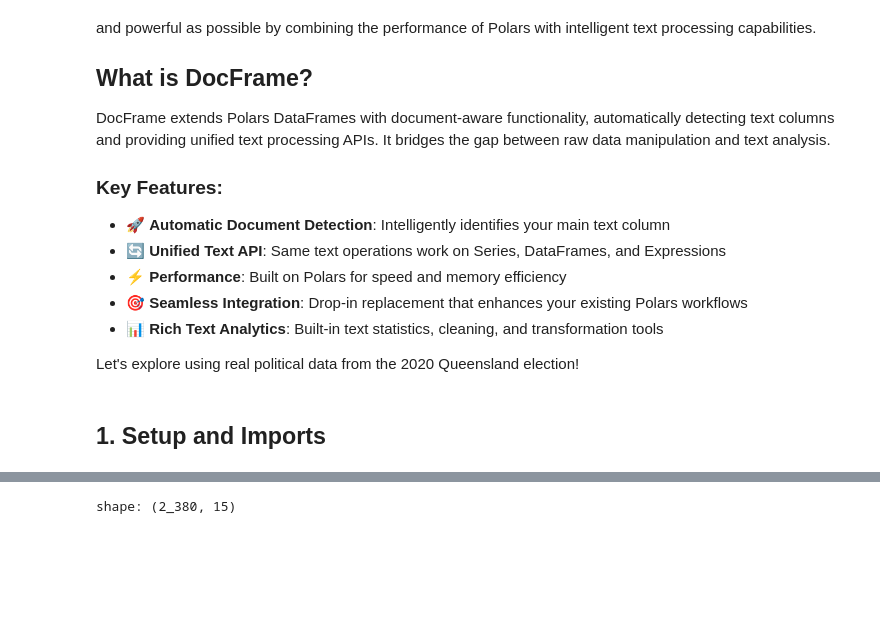
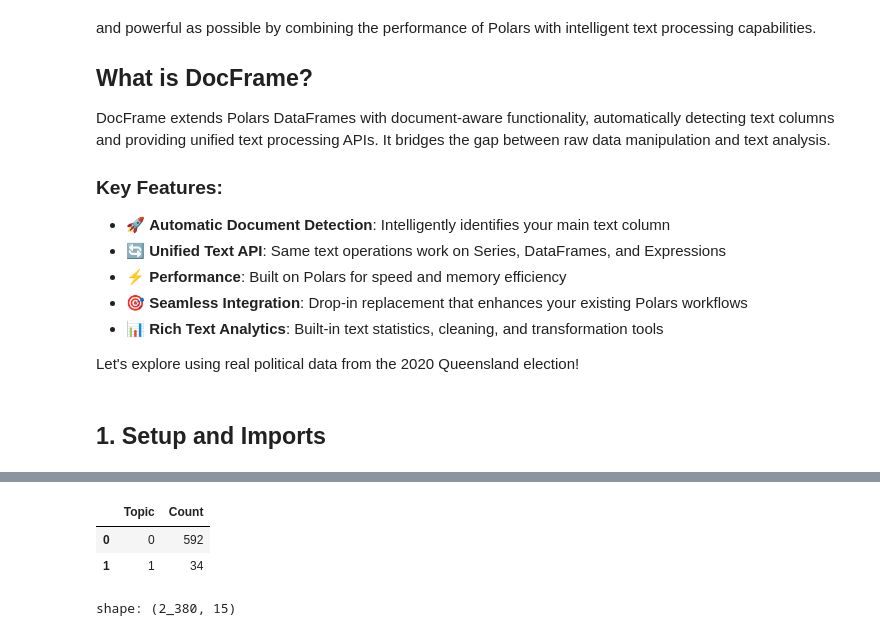
Before and after one commit to Australian-Text-Analytics-Platform/docframe, a Jupyter notebook: examples/demo.ipynb, the cells around one changed output, grey strips where cells are left out. Saved outputs shown, nothing was run; the diff lists cells and outputs as text; code cells hidden in the pictures; blank space fills up the shorter version.

```diff
--- a/examples/demo.ipynb
+++ b/examples/demo.ipynb
@@ -80,3 +360,9 @@ shape: (5, 15)
+# %%
+topic_model.get_topic_freq()
+# %% [output]
+|  | Topic | Count |
+| 0 | 0 | 592 |
+| 1 | 1 | 34 |
 # %%
 tweets_df.with_columns(
     pl.col("created_at")
```
Also changed, not shown: parts of 28 cells of this notebook, 5 other files.
